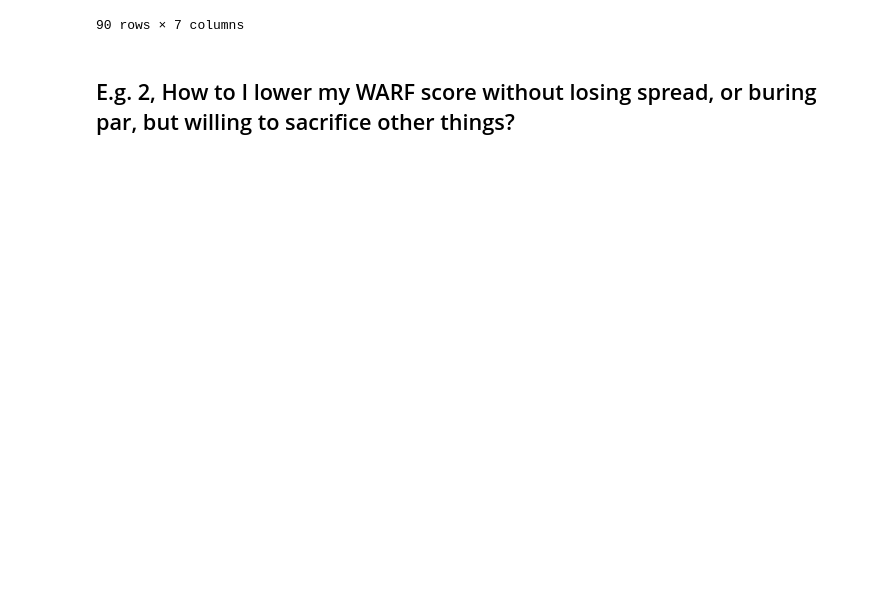
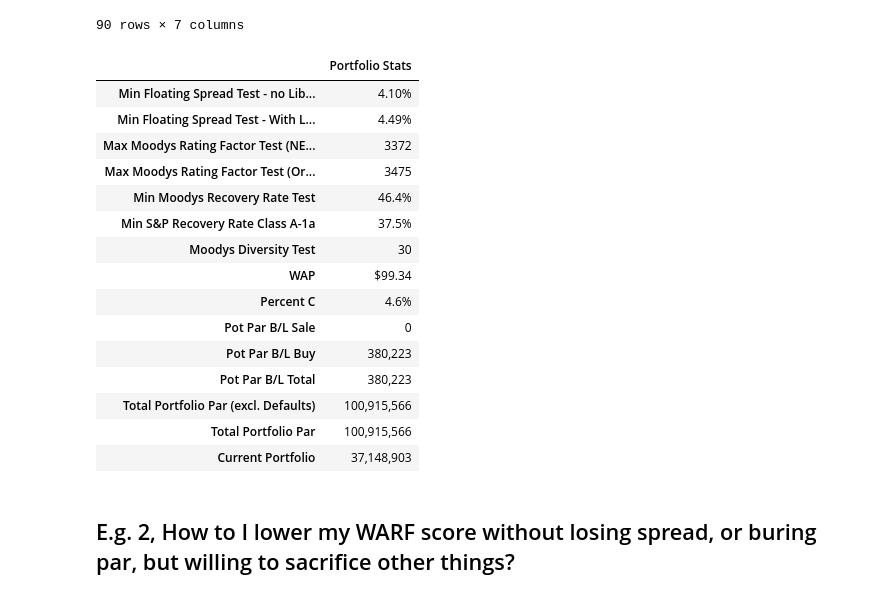
Before and after one commit to joshknechtel-gs/RM-IT, a Jupyter notebook: CLO Model Portfolio-Working.ipynb, the cells around one changed output. Saved outputs shown, nothing was run; the diff lists cells and outputs as text; code cells hidden in the pictures; blank space fills up the shorter version.

```diff
--- a/CLO Model Portfolio-Working.ipynb
+++ b/CLO Model Portfolio-Working.ipynb
@@ -772,8 +829,8 @@ model_port[['Spread','Total_Par_Build_Loss','Adj. WARF NEW',
 # %% [markdown]
 ## E.g. 1, How do I raise my WAS by 5 bps and not burn more than 2mm in Par?
 # %%
-model_port.loc[(model_port['MC WAS']>0)&(model_port['Mil_Par_BL_Buy']>0),
-               ['Spread','MC WAS','Total_Par_Build_Loss','Adj. WARF NEW',
+mask = (model_port['MC WAS']>0)&(model_port['Mil_Par_BL_Buy']>0)
+model_port.loc[mask, ['Spread','MC WAS','Total_Par_Build_Loss','Adj. WARF NEW',
             'Parent Company','Moodys Industry','Mil_Par_BL_Buy']].sort_values(by='Spread',ascending=False)
 # %% [output]
 |  | Spread | MC WAS | Total_Par_Build_Loss | Adj. WARF NEW | Parent Company | Moodys Industry | ... |
@@ -790,6 +847,25 @@ model_port.loc[(model_port['MC WAS']>0)&(model_port['Mil_Par_BL_Buy']>0),
 | LX165896 | 0.0350 | 0.000005 | 0.00000 | 3490.0 | Hoya Midco, LLC (aka Vivid Seats ... | Hotel, Gaming, & Leisure | ... |
 | LX185614 | 0.0350 | 0.000005 | 0.00000 | 4770.0 | StandardAero | Aerospace & Defense | ... |
 90 rows × 7 columns
+# %%
+Port_stats(model_port.loc[mask],ind_avg_eu)
+# %% [output]
+|  | Portfolio Stats |
+| Min Floating Spread Test - no Lib... | 4.10% |
+| Min Floating Spread Test - With L... | 4.49% |
+| Max Moodys Rating Factor Test (NE... | 3372 |
+| Max Moodys Rating Factor Test (Or... | 3475 |
+| Min Moodys Recovery Rate Test | 46.4% |
+| Min S&P Recovery Rate Class A-1a | 37.5% |
+| Moodys Diversity Test | 30 |
+| WAP | $99.34 |
+| Percent C | 4.6% |
+| Pot Par B/L Sale | 0 |
+| Pot Par B/L Buy | 380,223 |
+| Pot Par B/L Total | 380,223 |
+| Total Portfolio Par (excl. Defaults) | 100,915,566 |
+| Total Portfolio Par | 100,915,566 |
+| Current Portfolio | 37,148,903 |
 # %% [markdown]
 ## E.g. 2, How to I lower my WARF score without losing spread, or buring par, but willing to sacrifice other things?
 # %%
```
Also changed, not shown: parts of 11 cells of this notebook.
